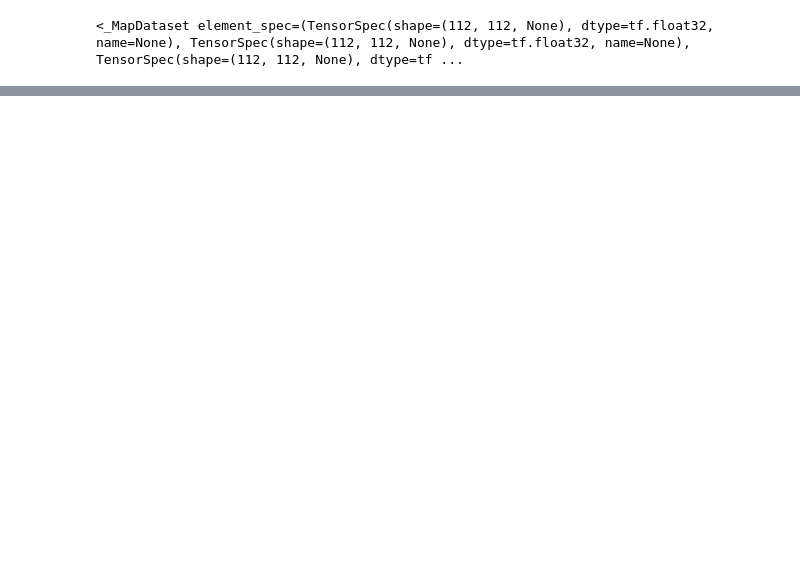
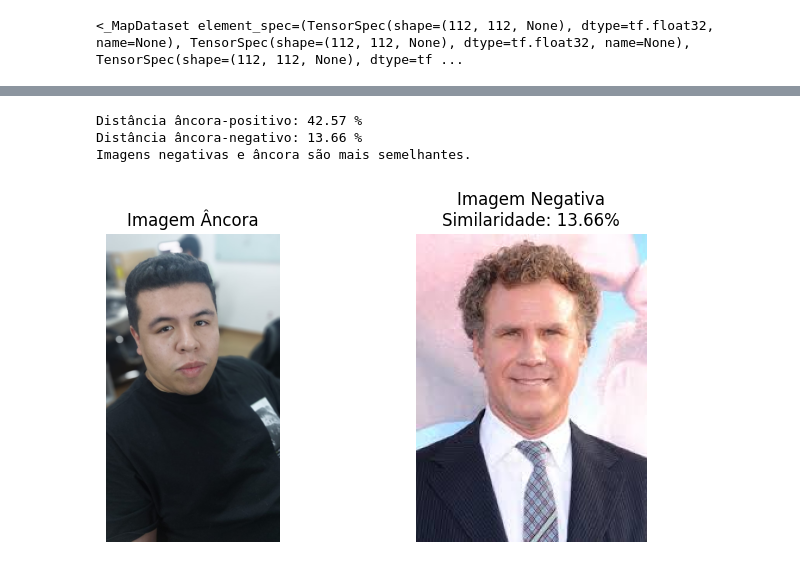
Before and after one commit to Amissadai/reconhecimento_facial_triplet_loss, a Jupyter notebook: teste.ipynb, the cells around one changed output, grey strips where cells are left out. Drawn from its saved outputs; the diff is of its cells as text; code cells hidden in the pictures; blank space fills up the shorter version.

```diff
--- a/teste.ipynb
+++ b/teste.ipynb
@@ -132,7 +149,7 @@ def create_triplets(data_dir):
 
     return anchor_paths, positive_paths, negative_paths
 # %%
-data_dir = "dataset_jorge" #path of your preprocess folder you have created by above code
+data_dir = "dataset_final/preprocess" #path of your preprocess folder you have created by above code
 anchor_paths, positive_paths, negative_paths = create_triplets(data_dir)
 # %%
 len(positive_paths), len(anchor_paths), len(negative_paths)
@@ -362,7 +376,5 @@ Model: "functional_1"
 # %%
-opt = tf.keras.optimizers.Adam()
-checkpoint_dir = './training_triplet_checkpoints'
-checkpoint_prefix = os.path.join(checkpoint_dir, 'ckpt')
+opt = tf.keras.optimizers.Adam(learning_rate=0.001)
 checkpoint = tf.train.Checkpoint(opt=opt, siamese_model=siamese_network)
 
 def siamese_train_step(siamese_network, optimizer, data, margin=0.2):
@@ -378,16 +390,7 @@ def siamese_train_step(siamese_network, optimizer, data, margin=0.2):
     return loss
 # %%
 def train_siamese_network(siamese_network, optimizer, train_dataset, num_epochs, margin=0.2):
-    """
-    Train the Siamese network model.
 
-    Arguments:
-    siamese_network -- the Siamese network model
-    optimizer -- the optimizer for training
-    train_dataset -- the training dataset
-    num_epochs -- number of epochs for training
-    margin -- margin value for triplet loss
-    """
     for epoch in range(num_epochs):
         epoch_loss = 0.0
         epoch_accuracy = tf.keras.metrics.BinaryAccuracy()
@@ -411,7 +414,6 @@ def train_siamese_network(siamese_network, optimizer, train_dataset, num_epochs,
             acc_value = epoch_accuracy.result().numpy()
             print(f'Epoch {epoch+1}/{num_epochs}, Loss: {epoch_loss:.4f}, Accuracy: {acc_value:.4f}')
 
-            checkpoint.save(file_prefix=checkpoint_prefix)
             epoch_accuracy.reset_state()
 # %%
 num_epochs = 10
@@ -482,5 +499,5 @@ plt.imshow(img)
 # %%
-imagem = 'data'
+imagem = 'infer'
 img_anc, img_pos, img_neg = create_triplets(imagem)
 # %%
 data_anc = tf.data.Dataset.from_tensor_slices(img_anc)
@@ -525,0 +520,46 @@ Imagens negativas e âncora são mais semelhantes.
+# %%
+def euclidean_distance(emb1, emb2):
+    return tf.reduce_sum(tf.square(emb1 - emb2), axis=-1)
+
+
+def show_images_with_similarity(img_anc, img_similar, similarity, title_similar):
+    fig, axes = plt.subplots(1, 2, figsize=(8, 4))
+
+    # Exibindo a imagem âncora
+    axes[0].imshow(img_anc)
+    axes[0].set_title("Imagem Âncora")
+    axes[0].axis('off')
+
+    # Exibindo a imagem mais semelhante (positiva ou negativa)
+    axes[1].imshow(img_similar)
+    axes[1].set_title(f"{title_similar}\nSimilaridade: {similarity:.2f}%")
+    axes[1].axis('off')
+
+    plt.show()
+
+# Carregar as imagens corretamente com PIL
+img_anc = Image.open('data\\00014016290\\anchor\\ff.jpeg')
+img_pos = Image.open('data\\00014016290\positive\\gg.jpeg')
+img_neg = Image.open('data\\00014016290\\negative\Will Ferrell - AdoroCinema.jpg')
+
+# Cálculo das distâncias
+pos_dist = euclidean_distance(emb_anc, emb_pos)
+neg_dist = euclidean_distance(emb_anc, emb_neg)
+
+
+# Exibindo os resultados com conversão para escalar
+print(f'Distância âncora-positivo: {(pos_dist.numpy()[0] * 100):.2f} %')
+print(f'Distância âncora-negativo: {(neg_dist.numpy()[0] * 100):.2f} %')
+
+
+if pos_dist < neg_dist:
+    print("Imagens positivas e âncora são mais semelhantes.")
+    show_images_with_similarity(img_anc, img_pos, pos_dist.numpy().item(), "Imagem Positiva")
+else:
+    print("Imagens negativas e âncora são mais semelhantes.")
+    show_images_with_similarity(img_anc, img_neg, (neg_dist*100).numpy().item(), "Imagem Negativa")
+# %% [output]
+Distância âncora-positivo: 42.57 %
+Distância âncora-negativo: 13.66 %
+Imagens negativas e âncora são mais semelhantes.
+[figure, added]
```
Also changed, not shown: parts of 19 cells of this notebook, 5 other files.
